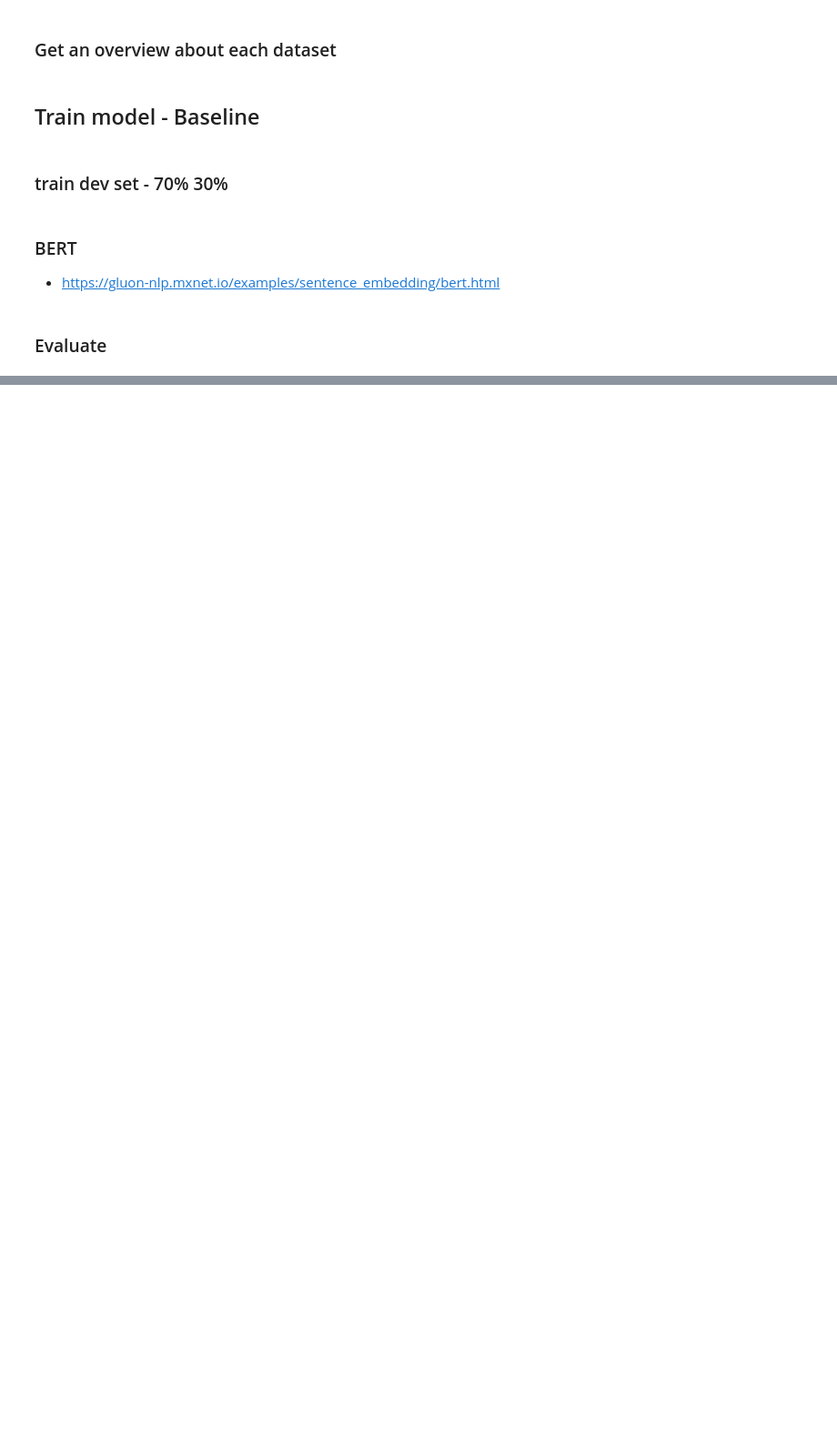
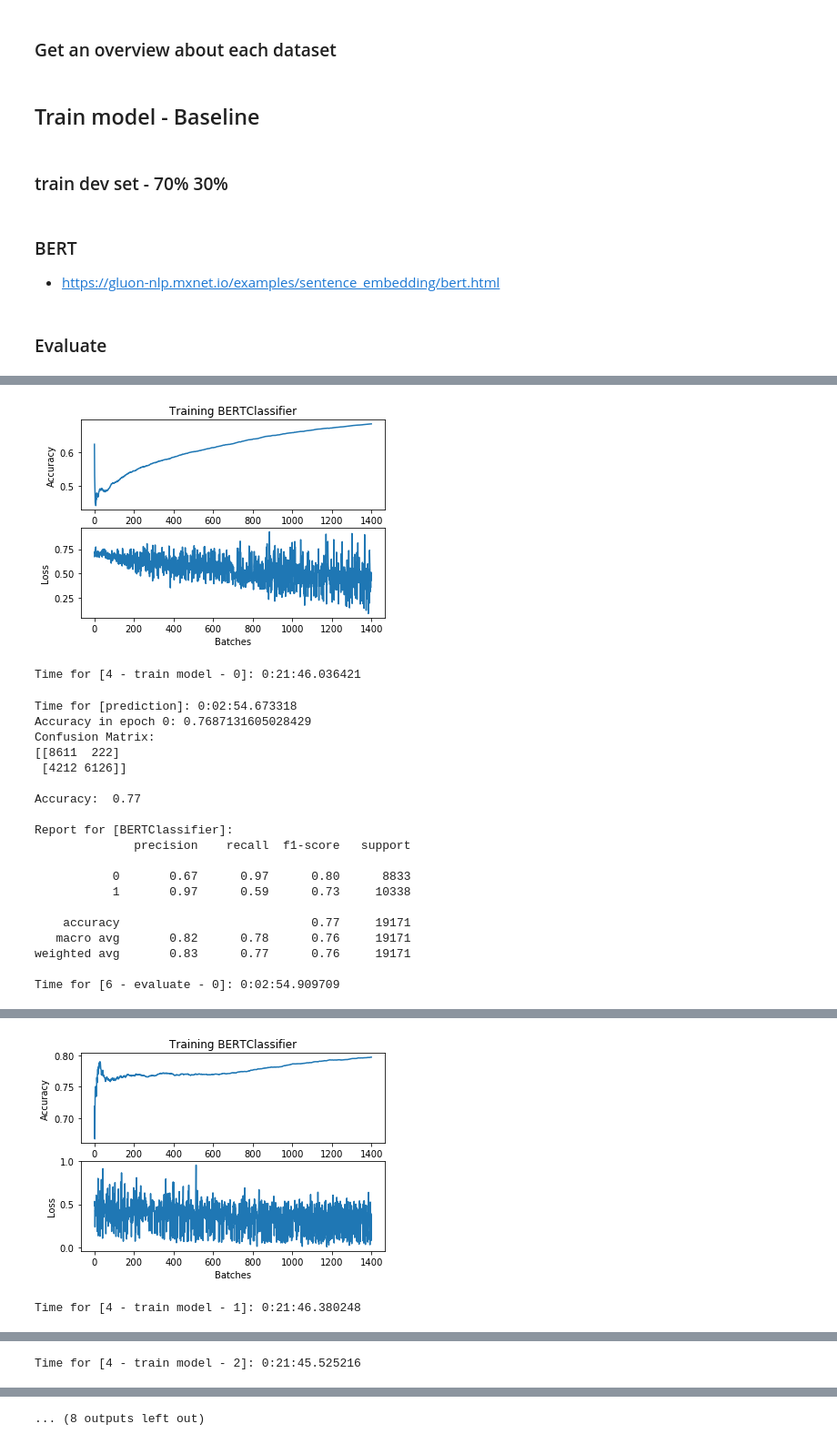
Before and after one commit to webis-de/SAMESIDE-19, a Jupyter notebook: same-side-classification-bert.ipynb, the cells around one changed output, grey strips where cells are left out. Shown at 91% size. Drawn from its saved outputs; the diff is of its cells as text; code cells hidden in the pictures; blank space fills up the shorter version.

```diff
--- a/same-side-classification-bert.ipynb
+++ b/same-side-classification-bert.ipynb
@@ -423,12 +434,12 @@ def plot_train_stats(stats):
     acc_dots, loss_dots = zip(*stats)
 
     plt.subplot(2, 1, 1)
-    plt.plot(x, acc_dots, 'o-')
+    plt.plot(x, acc_dots)  # Linie: '-', 'o-', '.-'
     plt.title('Training BERTClassifier')
     plt.ylabel('Accuracy')
 
     plt.subplot(2, 1, 2)
-    plt.plot(x, loss_dots, '.-')
+    plt.plot(x, loss_dots)
     plt.xlabel('Batches')
     plt.ylabel('Loss')
 
@@ -481,0 +531,12 @@ with Timer("3 - prepare training data"):
+# %%
+with Timer("4 - train model"):
+    # train(model, data_train, ctx, metric, loss_function, batch_size=32, lr=5e-6, num_epochs=3)
+    stats = train(model, data_train, ctx, metric, loss_function, batch_size=32, lr=5e-6, num_epochs=2)
+    # model.save_parameters("data/same-side-classification/within-topic/bert.model.params")
+    model.save_parameters("data/bert.model.params")
+
+    plot_train_stats(stats)
+# %%
+with Timer("5 - prepare eval data"):
+    data_dev_raw, data_dev = transform_dataset(X_dev, y_dev, transform)
+    print_infos(vocabulary, data_dev_raw, data_dev)
@@ -481,0 +561,9 @@ with Timer("3 - prepare training data"):
+# %%
+with Timer("6 - evaluate"):
+    # model.load_parameters("data/same-side-classification/within-topic/bert.model.params", ctx=ctx)
+    model.load_parameters("data/bert.model.params", ctx=ctx)
+    all_predictions, cum_loss = predict(model, data_dev, ctx, metric, loss_function)
+    print("Accuracy:", metric.get()[1])
+
+    y_true, y_pred = predict_out_to_ys(all_predictions, all_labels)
+    report_training_results(y_true, y_pred, name="BERTClassifier", heatmap=False)
@@ -481,0 +572,14 @@ with Timer("3 - prepare training data"):
+# %%
+for epoch_id in range(5):
+    with Timer("4 - train model - {}".format(epoch_id)):
+        stats = train(model, data_train, ctx, metric, loss_function, batch_size=32, lr=5e-6, num_epochs=epoch_id + 1)
+        plot_train_stats(stats)
+
+    with Timer("6 - evaluate - {}".format(epoch_id)):
+        all_predictions, cum_loss = predict(model, data_dev, ctx, metric, loss_function)
+        print("Accuracy in epoch {}:".format(epoch_id), metric.get()[1])
+        y_true, y_pred = predict_out_to_ys(all_predictions, all_labels)
+        report_training_results(y_true, y_pred, name="BERTClassifier", heatmap=False)
+
+    model.save_parameters("data/bert.model.params")
+# %% [output]
@@ -481,0 +603,21 @@ with Timer("3 - prepare training data"):
+[figure, added]
+Time for [4 - train model - 0]: 0:21:46.036421
+Time for [prediction]: 0:02:54.673318
+Accuracy in epoch 0: 0.7687131605028429
+Confusion Matrix:
+[[8611  222]
+ [4212 6126]]
+
+Accuracy:  0.77
+
+Report for [BERTClassifier]:
+              precision    recall  f1-score   support
+
+           0       0.67      0.97      0.80      8833
+           1       0.97      0.59      0.73     10338
+
+    accuracy                           0.77     19171
+   macro avg       0.82      0.78      0.76     19171
+weighted avg       0.83      0.77      0.76     19171
+
+Time for [6 - evaluate - 0]: 0:02:54.909709
@@ -481,0 +641,2 @@ with Timer("3 - prepare training data"):
+[figure, added]
+Time for [4 - train model - 1]: 0:21:46.380248
@@ -481,0 +680 @@ with Timer("3 - prepare training data"):
+Time for [4 - train model - 2]: 0:21:45.525216
@@ -481,0 +700 @@ with Timer("3 - prepare training data"):
+... (8 outputs left out)
```
Also changed, not shown: parts of 18 cells of this notebook.
